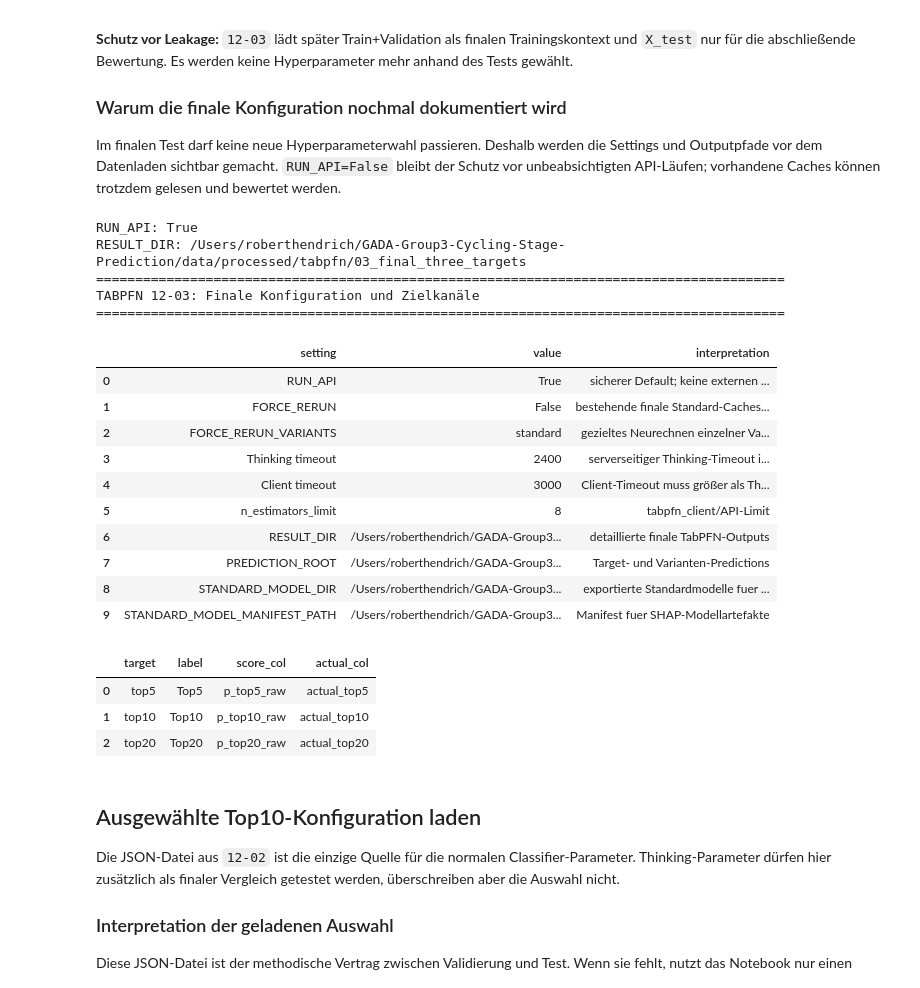
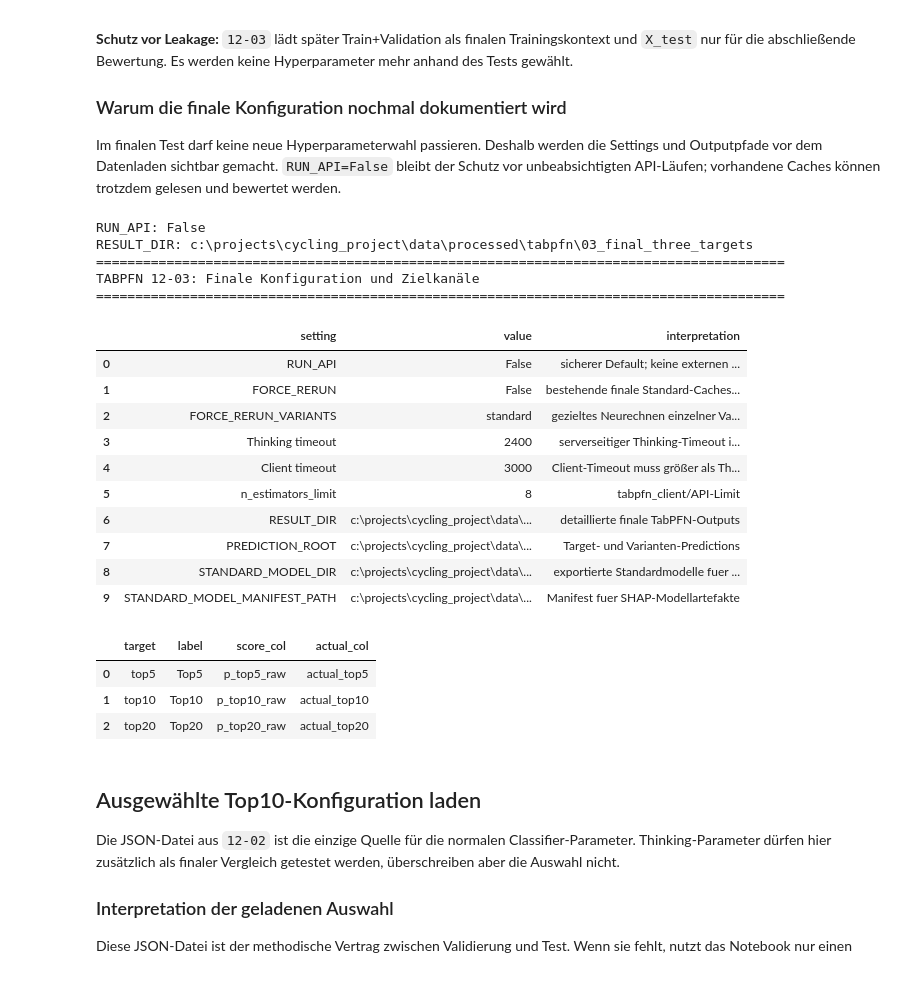
Before and after one commit to LPI24/GADA-Group3-Cycling-Stage-Prediction, a Jupyter notebook: src/Notebooks/12-03_TabPFN_Final_Test_Three_Targets_2024_2025.ipynb, the cells around one changed output. Drawn from its saved outputs; the diff is of its cells as text; code cells hidden in the pictures.

```diff
--- a/src/Notebooks/12-03_TabPFN_Final_Test_Three_Targets_2024_2025.ipynb
+++ b/src/Notebooks/12-03_TabPFN_Final_Test_Three_Targets_2024_2025.ipynb
@@ -123,7 +123,7 @@ Dieser Abschnitt fixiert die gemeinsame Daten- und Outputstruktur. `RUN_API = Fa
 
 Im finalen Test darf keine neue Hyperparameterwahl passieren. Deshalb werden die Settings und Outputpfade vor dem Datenladen sichtbar gemacht. `RUN_API=False` bleibt der Schutz vor unbeabsichtigten API-Läufen; vorhandene Caches können trotzdem gelesen und bewertet werden.
 # %%
-RUN_API = True  # False: keine API-Läufe; True: API-Läufe werden durchgeführt, wenn sie noch nicht existieren.
+RUN_API = False  # False: keine API-Läufe; True: API-Läufe werden durchgeführt, wenn sie noch nicht existieren.
 FORCE_RERUN = False  # False: bestehende finale Standard-Caches bleiben nutzbar; True: alle finalen Standard-Caches werden neu berechnet.
 FORCE_RERUN_VARIANTS = None  # None: keine gezielten Neuberechnungen; Liste von Varianten, die gezielt neu berechnet werden sollen, z.B. ["top5", "top10"].
 SEED = 42
@@ -196,45 +196,45 @@ print(f"RUN_API: {RUN_API}")
 print(f"RESULT_DIR: {RESULT_DIR}")
 
 config_summary = pd.DataFrame([
     {"setting": "RUN_API", "value": RUN_API, "interpretation": "sicherer Default; keine externen API-Läufe beim Öffnen"},
     {"setting": "FORCE_RERUN", "value": FORCE_RERUN, "interpretation": "bestehende finale Standard-Caches bleiben nutzbar"},
     {"setting": "FORCE_RERUN_VARIANTS", "value": ", ".join(FORCE_RERUN_VARIANTS) if FORCE_RERUN_VARIANTS else "", "interpretation": "gezieltes Neurechnen einzelner Varianten"},
     {"setting": "Thinking timeout", "value": THINKING_TIMEOUT_SECONDS, "interpretation": "serverseitiger Thinking-Timeout in Sekunden"},
     {"setting": "Client timeout", "value": THINKING_CLIENT_TIMEOUT_SECONDS, "interpretation": "Client-Timeout muss größer als Thinking-Timeout sein"},
     {"setting": "n_estimators_limit", "value": TABPFN_CLIENT_N_ESTIMATORS_MAX, "interpretation": "tabpfn_client/API-Limit"},
     {"setting": "RESULT_DIR", "value": str(RESULT_DIR), "interpretation": "detaillierte finale TabPFN-Outputs"},
     {"setting": "PREDICTION_ROOT", "value": str(PREDICTION_ROOT), "interpretation": "Target- und Varianten-Predictions"},
     {"setting": "STANDARD_MODEL_DIR", "value": str(STANDARD_MODEL_DIR), "interpretation": "exportierte Standardmodelle fuer 12-04 SHAP"},
     {"setting": "STANDARD_MODEL_MANIFEST_PATH", "value": str(STANDARD_MODEL_MANIFEST_PATH), "interpretation": "Manifest fuer SHAP-Modellartefakte"},
 ])
 
 target_config_table = pd.DataFrame([
     {"target": target, "label": cfg["label"], "score_col": cfg["score_col"], "actual_col": cfg["actual_col"]}
     for target, cfg in TARGET_CONFIGS.items()
 ])
 
 print("=" * 88)
 print("TABPFN 12-03: Finale Konfiguration und Zielkanäle")
 print("=" * 88)
 display(config_summary)
 display(target_config_table)
 # %% [output]
-RUN_API: True
-RESULT_DIR: /Users/roberthendrich/GADA-Group3-Cycling-Stage-Prediction/data/processed/tabpfn/03_final_three_targets
+RUN_API: False
+RESULT_DIR: c:\projects\cycling_project\data\processed\tabpfn\03_final_three_targets
 ========================================================================================
 TABPFN 12-03: Finale Konfiguration und Zielkanäle
 ========================================================================================
 |  | setting | value | interpretation |
-| 0 | RUN_API | True | sicherer Default; keine externen ... |
+| 0 | RUN_API | False | sicherer Default; keine externen ... |
 | 1 | FORCE_RERUN | False | bestehende finale Standard-Caches... |
 | 2 | FORCE_RERUN_VARIANTS | standard | gezieltes Neurechnen einzelner Va... |
 | 3 | Thinking timeout | 2400 | serverseitiger Thinking-Timeout i... |
 | 4 | Client timeout | 3000 | Client-Timeout muss größer als Th... |
 | 5 | n_estimators_limit | 8 | tabpfn_client/API-Limit |
-| 6 | RESULT_DIR | /Users/roberthendrich/GADA-Group3... | detaillierte finale TabPFN-Outputs |
-| 7 | PREDICTION_ROOT | /Users/roberthendrich/GADA-Group3... | Target- und Varianten-Predictions |
-| 8 | STANDARD_MODEL_DIR | /Users/roberthendrich/GADA-Group3... | exportierte Standardmodelle fuer ... |
-| 9 | STANDARD_MODEL_MANIFEST_PATH | /Users/roberthendrich/GADA-Group3... | Manifest fuer SHAP-Modellartefakte |
+| 6 | RESULT_DIR | c:\projects\cycling_project\data\... | detaillierte finale TabPFN-Outputs |
+| 7 | PREDICTION_ROOT | c:\projects\cycling_project\data\... | Target- und Varianten-Predictions |
+| 8 | STANDARD_MODEL_DIR | c:\projects\cycling_project\data\... | exportierte Standardmodelle fuer ... |
+| 9 | STANDARD_MODEL_MANIFEST_PATH | c:\projects\cycling_project\data\... | Manifest fuer SHAP-Modellartefakte |
 |  | target | label | score_col | actual_col |
 | 0 | top5 | Top5 | p_top5_raw | actual_top5 |
 | 1 | top10 | Top10 | p_top10_raw | actual_top10 |
```
Also changed, not shown: parts of 6 cells of this notebook, 19 other files.
